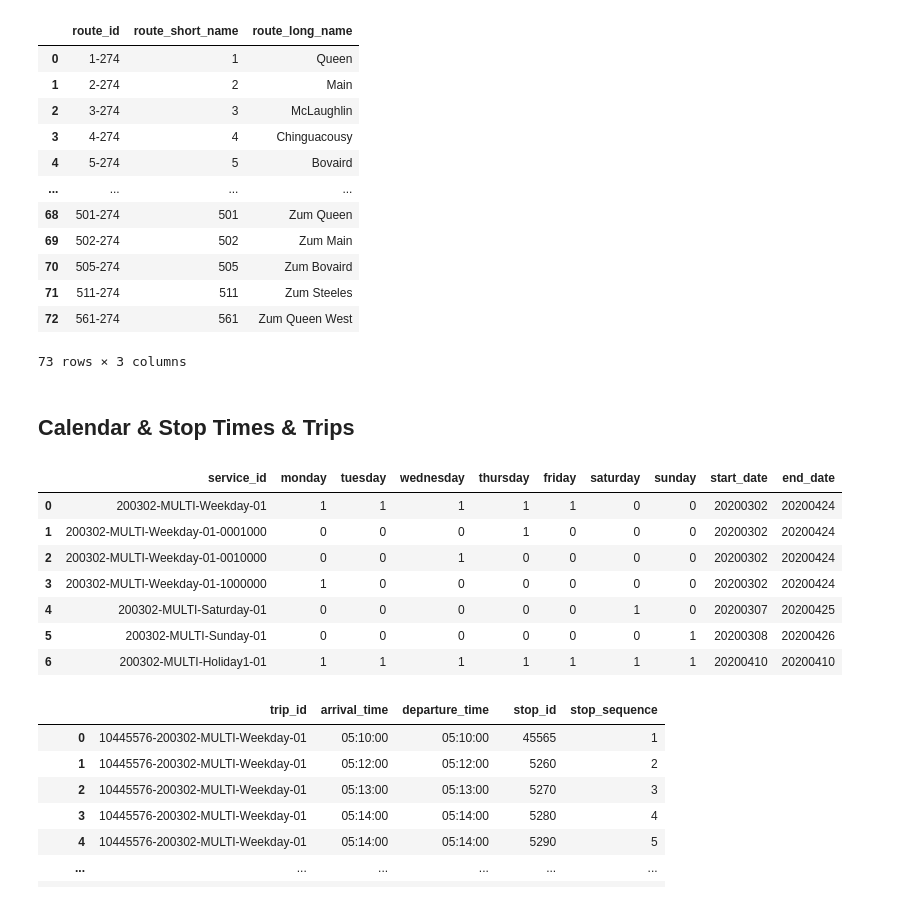
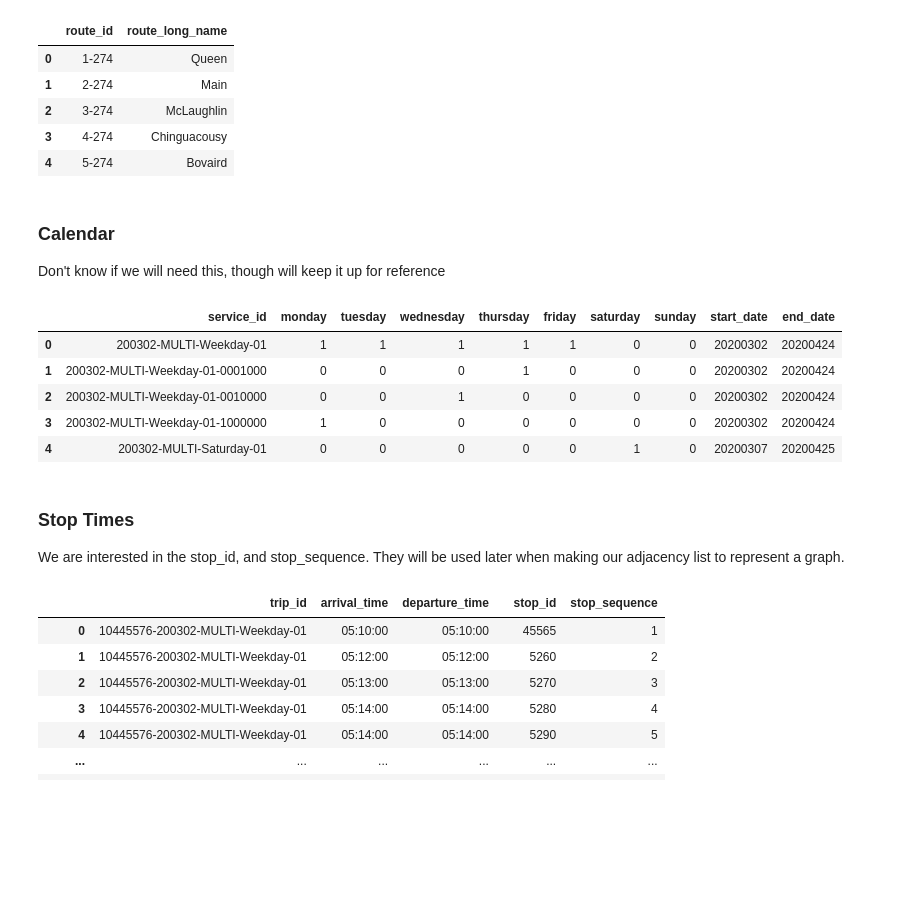
Before and after one commit to B33Boy/Traffic_Exploration, a Jupyter notebook: Bus Trip Planner.ipynb, the cells around one changed output. Saved outputs shown, nothing was run; the diff lists cells and outputs as text; code cells hidden in the pictures; blank space fills up the shorter version.

```diff
--- a/Bus Trip Planner.ipynb
+++ b/Bus Trip Planner.ipynb
@@ -50,26 +44,20 @@ gt_stops
 # %%
 gt_routes = pd.read_csv('google_transit/routes.txt', sep=",")
-gt_routes = gt_routes.drop(['route_url','route_desc','route_type'], axis=1)
-gt_routes
+gt_routes = gt_routes.drop(['route_url','route_desc', 'route_short_name','route_type'], axis=1)
+gt_routes.head()
 # %% [output]
-|  | route_id | route_short_name | route_long_name |
-| 0 | 1-274 | 1 | Queen |
-| 1 | 2-274 | 2 | Main |
-| 2 | 3-274 | 3 | McLaughlin |
-| 3 | 4-274 | 4 | Chinguacousy |
-| 4 | 5-274 | 5 | Bovaird |
-| ... | ... | ... | ... |
-| 68 | 501-274 | 501 | Zum Queen |
-| 69 | 502-274 | 502 | Zum Main |
-| 70 | 505-274 | 505 | Zum Bovaird |
-| 71 | 511-274 | 511 | Zum Steeles |
-| 72 | 561-274 | 561 | Zum Queen West |
+|  | route_id | route_long_name |
+| 0 | 1-274 | Queen |
+| 1 | 2-274 | Main |
+| 2 | 3-274 | McLaughlin |
+| 3 | 4-274 | Chinguacousy |
+| 4 | 5-274 | Bovaird |
-73 rows × 3 columns
-# %% [markdown]
-## Calendar & Stop Times & Trips
+# %% [markdown]
+### Calendar
+Don't know if we will need this, though will keep it up for reference
 # %%
 gt_calendar = pd.read_csv('google_transit/calendar.txt', sep=",")
-gt_calendar
+gt_calendar.head()
 # %% [output]
 |  | service_id | monday | tuesday | wednesday | thursday | friday | saturday | sunday | start_date | end_date |
 | 0 | 200302-MULTI-Weekday-01 | 1 | 1 | 1 | 1 | 1 | 0 | 0 | 20200302 | 20200424 |
@@ -77,8 +65,9 @@ gt_calendar
 | 2 | 200302-MULTI-Weekday-01-0010000 | 0 | 0 | 1 | 0 | 0 | 0 | 0 | 20200302 | 20200424 |
 | 3 | 200302-MULTI-Weekday-01-1000000 | 1 | 0 | 0 | 0 | 0 | 0 | 0 | 20200302 | 20200424 |
 | 4 | 200302-MULTI-Saturday-01 | 0 | 0 | 0 | 0 | 0 | 1 | 0 | 20200307 | 20200425 |
-| 5 | 200302-MULTI-Sunday-01 | 0 | 0 | 0 | 0 | 0 | 0 | 1 | 20200308 | 20200426 |
-| 6 | 200302-MULTI-Holiday1-01 | 1 | 1 | 1 | 1 | 1 | 1 | 1 | 20200410 | 20200410 |
+# %% [markdown]
+### Stop Times
+We are interested in the stop_id, and stop_sequence. They will be used later when making our adjacency list to represent a graph.
 # %%
 gt_stop_times = pd.read_csv('google_transit/stop_times.txt', sep=",")
 gt_stop_times = gt_stop_times.drop(['timepoint', 'drop_off_type', 'pickup_type'], axis=1)
```
Also changed, not shown: parts of 21 cells of this notebook, 1 other file.
